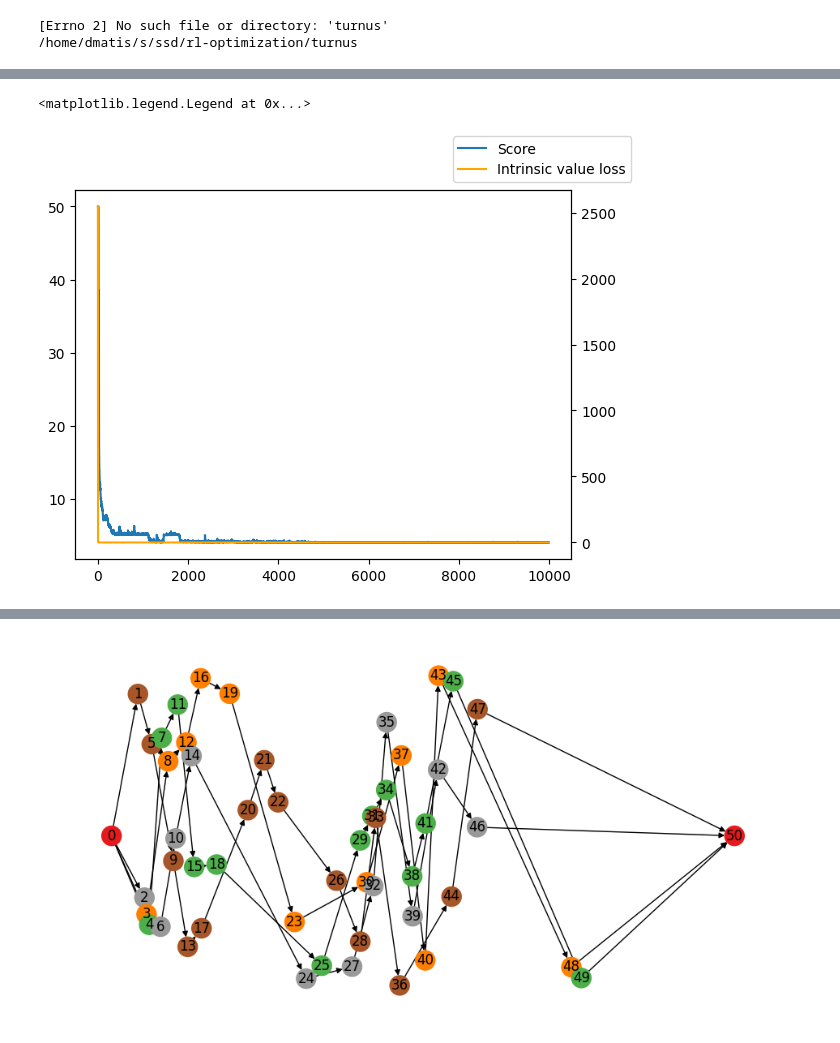
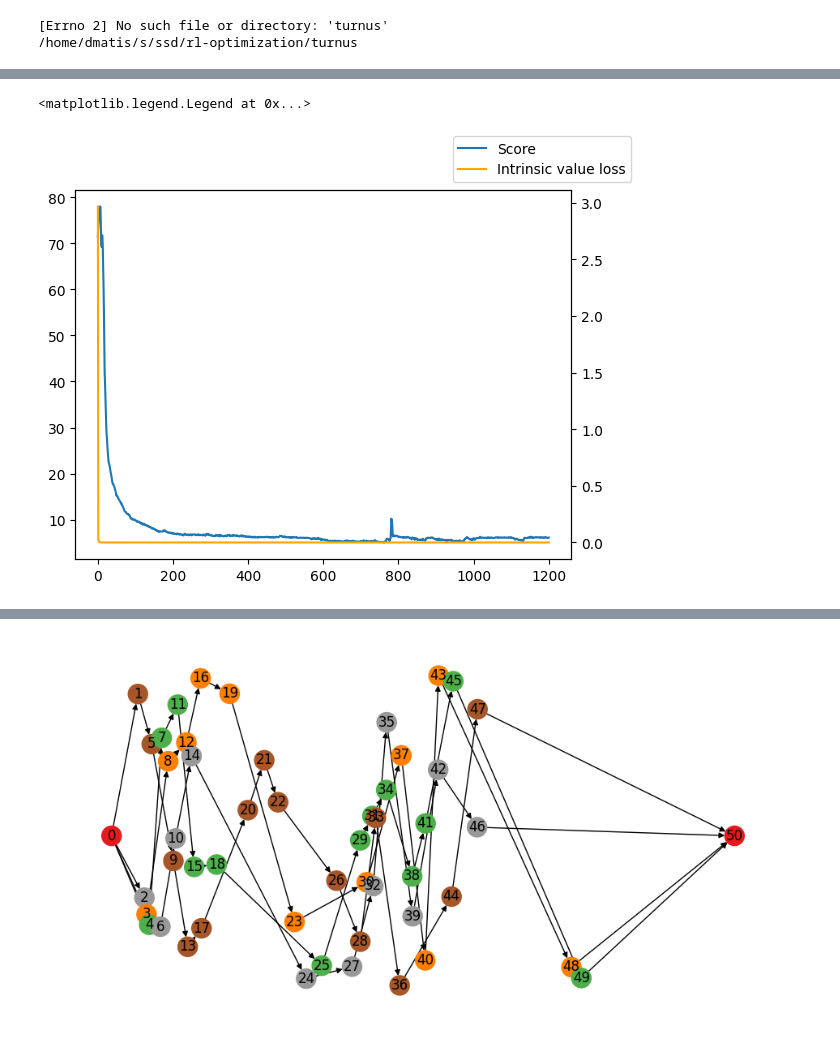
Before and after one commit to Ed-zo/rl-optimization, a Jupyter notebook: turnus/eval.ipynb, the cells around one changed output, grey strips where cells are left out. Drawn from its saved outputs; the diff is of its cells as text; code cells hidden in the pictures.

```diff
--- a/turnus/eval.ipynb
+++ b/turnus/eval.ipynb
@@ -22,22 +8,22 @@ while True:
 # %%
 import pandas as pd
 import matplotlib.pyplot as plt
 import numpy as np
 
-training = 4
-df = pd.read_csv(f'results/data/ppo_{training}.csv')
-df2 = pd.read_csv(f'results/data/ppo_{training}_loss.csv')
+training = '240207#p_2_oprava'
+df = pd.read_csv(f'results/{training}/score.csv')
+df2 = pd.read_csv(f'results/{training}/loss.csv')
 fig, ax1 = plt.subplots()
 
 ax1.plot(df['iteration'], df['avg_score'], label='Score')
 ax2 = ax1.twinx()
 
 # ax2.plot(df2['iteration'], df2['ext_value'], c='green', label='Extrinsic value loss')
 ax2.plot(df2['iteration'], df2['int_value'], c='orange', label='Intrinsic value loss')
 fig.legend()
 # %% [output]
 <matplotlib.legend.Legend at 0x...>
-[figure, old version]
+[figure, new version]
 # %%
 import torch
 from env import Env
```
Also changed, not shown: parts of 7 cells of this notebook, 3 other files.
